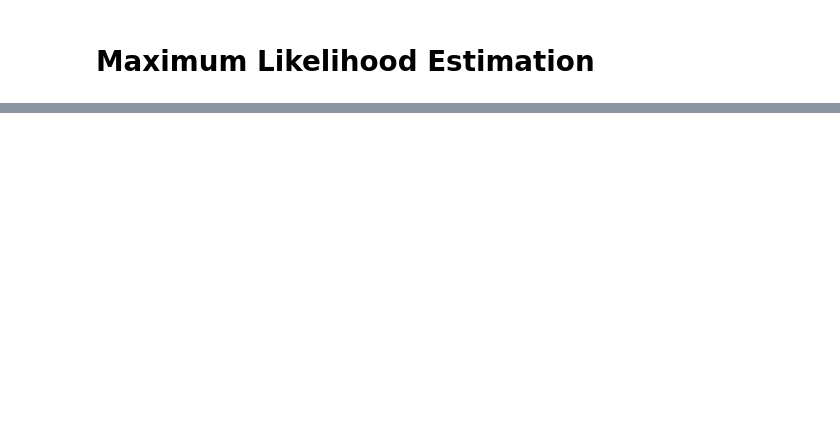
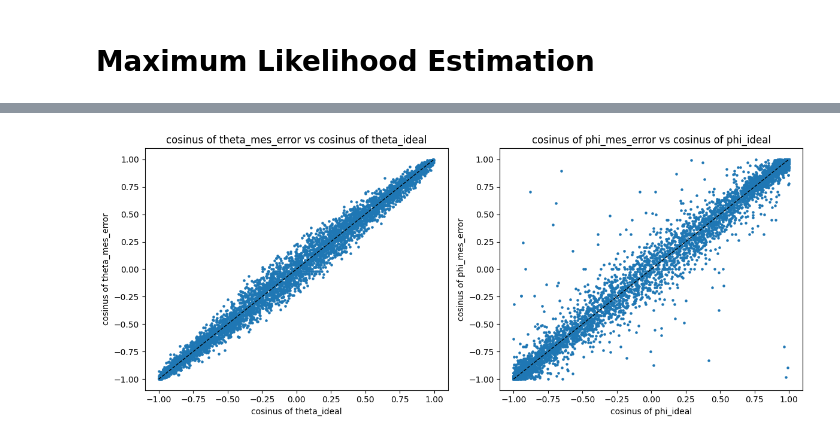
Before and after one commit to TonyPansera/Quantum-state-tomography, a Jupyter notebook: models/MLE/maximum_likelihood_estimation.ipynb, the cells around one changed output, grey strips where cells are left out. Saved outputs shown, nothing was run; the diff lists cells and outputs as text; code cells hidden in the pictures; blank space fills up the shorter version.

```diff
--- a/models/MLE/maximum_likelihood_estimation.ipynb
+++ b/models/MLE/maximum_likelihood_estimation.ipynb
@@ -116,0 +135,14 @@ df.head()
+# %%
+# Adding some more information in our dataset
+df["theta_measured"], df["phi_measured"] = angles_from_bloch(df["X_mean"].values
+                                                             , df["Y_mean"].values
+                                                             , df["Z_mean"].values)
+
+# Compute the angle error of theta
+df["theta_mes_error"] = np.abs(df["theta_measured"] - df["theta_ideal"])
+
+# Compute the angle error of phi (we must use this formula to ensure the right error as 2pi and 0 are the same)
+phi_mes_diff = (df["phi_measured"] - df["phi_ideal"] + np.pi) % (2.0 * np.pi) - np.pi
+df["phi_mes_error"] = phi_mes_diff
+
+df.head()
@@ -116,0 +156,21 @@ df.head()
+# %%
+fig, axes = plt.subplots(1, 2, figsize=(12, 5))
+
+# theta
+axes[0].scatter(np.cos(df["theta_ideal"]), np.cos(df["theta_measured"]), s=5)
+axes[0].plot([-1, 1], [-1, 1], 'k--', linewidth=1)
+axes[0].set_title("cosinus of theta_mes_error vs cosinus of theta_ideal")
+axes[0].set_xlabel("cosinus of theta_ideal")
+axes[0].set_ylabel("cosinus of theta_mes_error")
+
+# phi
+axes[1].scatter(df["cos_phi_ideal"], np.cos(df["phi_measured"]), s=5)
+axes[1].plot([-1, 1], [-1, 1], 'k--', linewidth=1)
+axes[1].set_title("cosinus of phi_mes_error vs cosinus of phi_ideal")
+axes[1].set_xlabel("cosinus of phi_ideal")
+axes[1].set_ylabel("cosinus of phi_mes_error")
+
+plt.tight_layout()
+plt.show()
+# %% [output]
+[figure, added]
```
Also changed, not shown: parts of 37 cells of this notebook, 4 other files.
